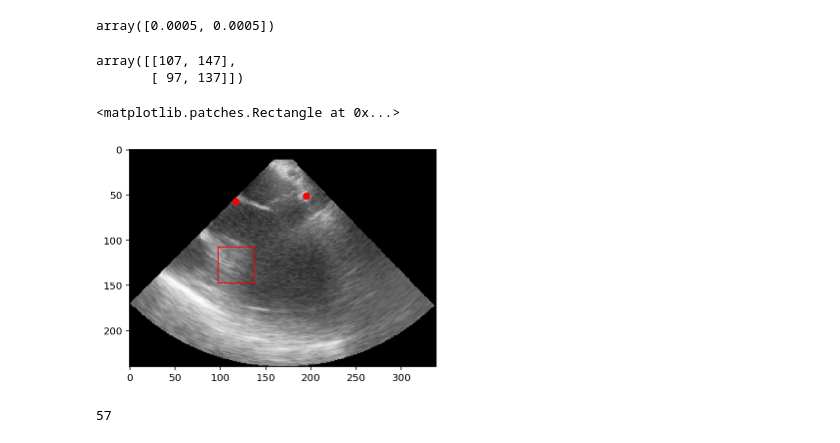
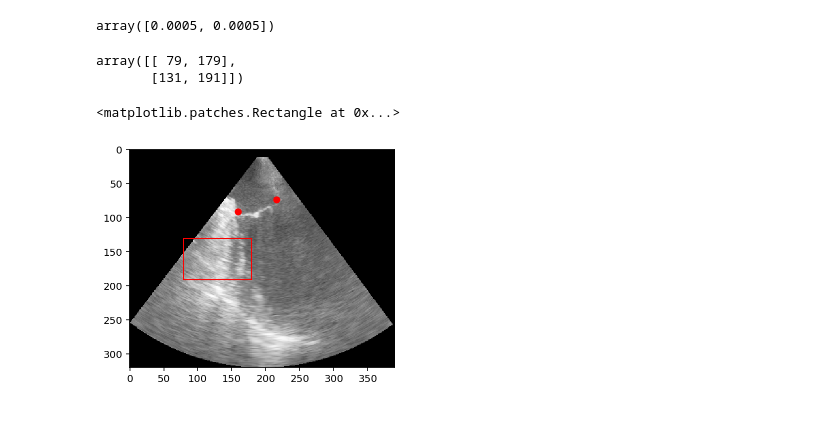
Before and after one commit to torjush/Strain_estimation, a Jupyter notebook: notebooks/03-strain-tracking-point-detection.ipynb, the cells around one changed output. Cells and saved outputs as stored; diff of their text form; code cells hidden in the pictures.

```diff
--- a/notebooks/03-strain-tracking-point-detection.ipynb
+++ b/notebooks/03-strain-tracking-point-detection.ipynb
@@ -22,7 +22,7 @@ plt.rcParams['figure.figsize'] = (10, 10)
 # %% [output]
 /Users/torjushaukom/Documents/Studier/Masteroppgave/Strain_estimation
 # %%
-data_path = os.path.join(PROJ_ROOT, 'data/processed/ed_2_es_clips/')
+data_path = os.path.join(PROJ_ROOT, 'data/interim/sorted_clips/keep')
 # %%
 data_path
 # %% [output]
@@ -64,3 +61,6 @@ tvi_video = np.transpose(data['TVI/data'], [2, 1, 0])
+# %%
+video = data['tissue/data'][:]
+fps = 1 / (data['tissue/times'][3] - data['tissue/times'][2])
 # %% [markdown]
 Check that we can view the mitral points and that they make sense
 # %%
@@ -71,4 +71,4 @@ misc.notebookHelpers.ultraSoundAnimation(video, fps=fps / 8, points=data['tissue
 Select the first frame, and search for points below the mitral points to track
 # %%
 frame = video[0, :, :]
-mitral_points = data['tissue/mitral_points'][0, :, :]
+mitral_points = data['tissue/ma_points'][0, :, :]
@@ -92,23 +88,23 @@ def cm_to_pixel(num_cm, data_file, dim):
     pixel_size_cm = data_file['tissue/pixelsize'][dim] * 100
     return int(round(num_cm / pixel_size_cm))
 # %%
-search_box_left = np.array([[mitral_points[0, 0] + cm_to_pixel(2.5, data, 1), mitral_points[0, 0] + cm_to_pixel(4.5, data, 1)],
-                            [mitral_points[0, 1] - cm_to_pixel(1, data, 0), mitral_points[0, 1] + cm_to_pixel(1, data, 0)]])
+search_box_left = np.array([[mitral_points[0, 0] - cm_to_pixel(4, data, 0), mitral_points[0, 0] + cm_to_pixel(1, data, 0)],
+                            [mitral_points[0, 1] + cm_to_pixel(2, data, 1), mitral_points[0, 1] + cm_to_pixel(5, data, 1)]]).astype('int')
 # %%
 search_box_left
 # %% [output]
-array([[107, 147],
-       [ 97, 137]])
+array([[ 79, 179],
+       [131, 191]])
 # %%
 plt.imshow(frame, cmap='Greys_r')
-plt.scatter(mitral_points[0, 1], mitral_points[0, 0], color='red')
-plt.scatter(mitral_points[1, 1], mitral_points[1, 0], color='red')
+plt.scatter(mitral_points[0, 0], mitral_points[0, 1], color='red')
+plt.scatter(mitral_points[1, 0], mitral_points[1, 1], color='red')
 
-rectangle = plt.Rectangle((search_box_left[1, 0], search_box_left[0, 0]),
-                           search_box_left[1, 1] - search_box_left[1, 0],
-                           search_box_left[0, 1] - search_box_left[0, 0], color='r', fill=False)
+rectangle = plt.Rectangle((search_box_left[0, 0], search_box_left[1, 0]),
+                           search_box_left[0, 1] - search_box_left[0, 0],
+                           search_box_left[1, 1] - search_box_left[1, 0], color='r', fill=False)
 plt.gca().add_patch(rectangle)
 # %% [output]
 <matplotlib.patches.Rectangle at 0x...>
-[figure, old version]
+[figure, new version]
 # %%
@@ -117,4 +112,0 @@ left_search_region = frame[search_box_left[0, 0]:search_box_left[0, 1],
-# %%
-mitral_points[0, 0]
-# %% [output]
-57
```
Also changed, not shown: parts of 35 cells of this notebook, 1 other file.
